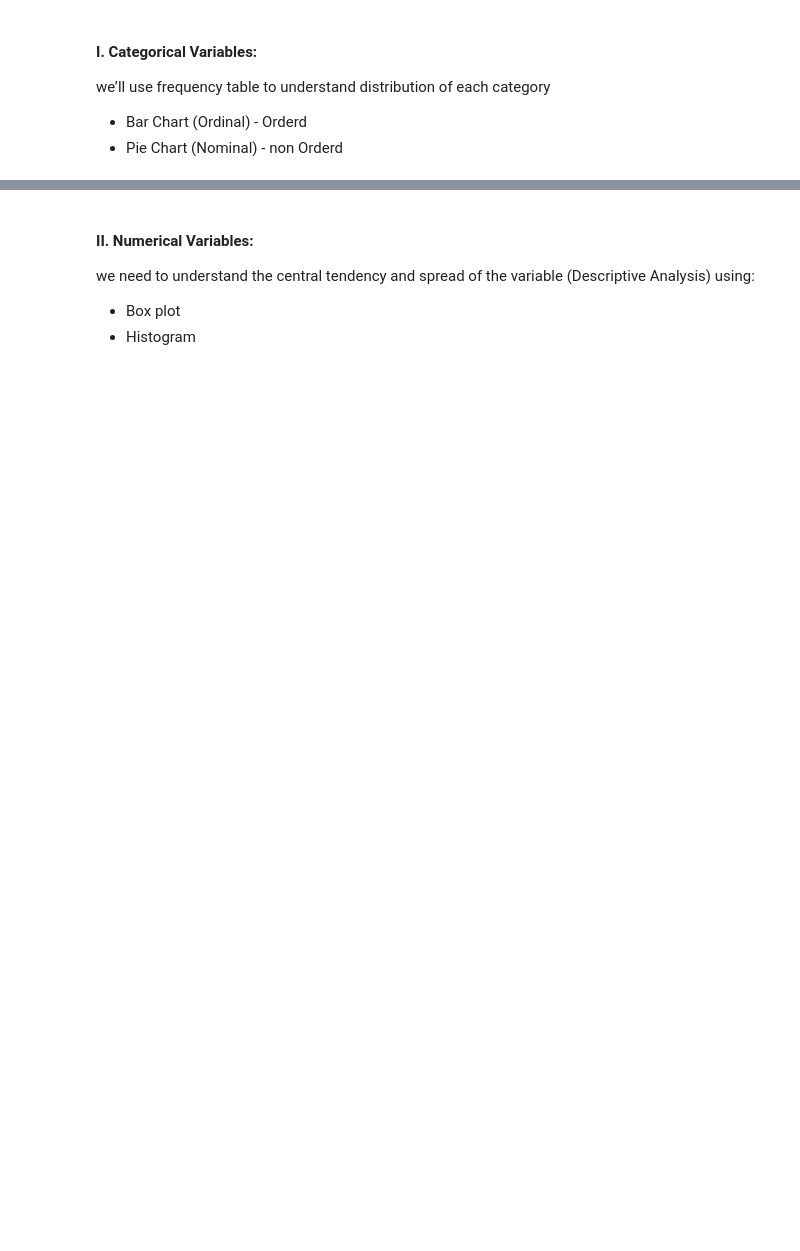
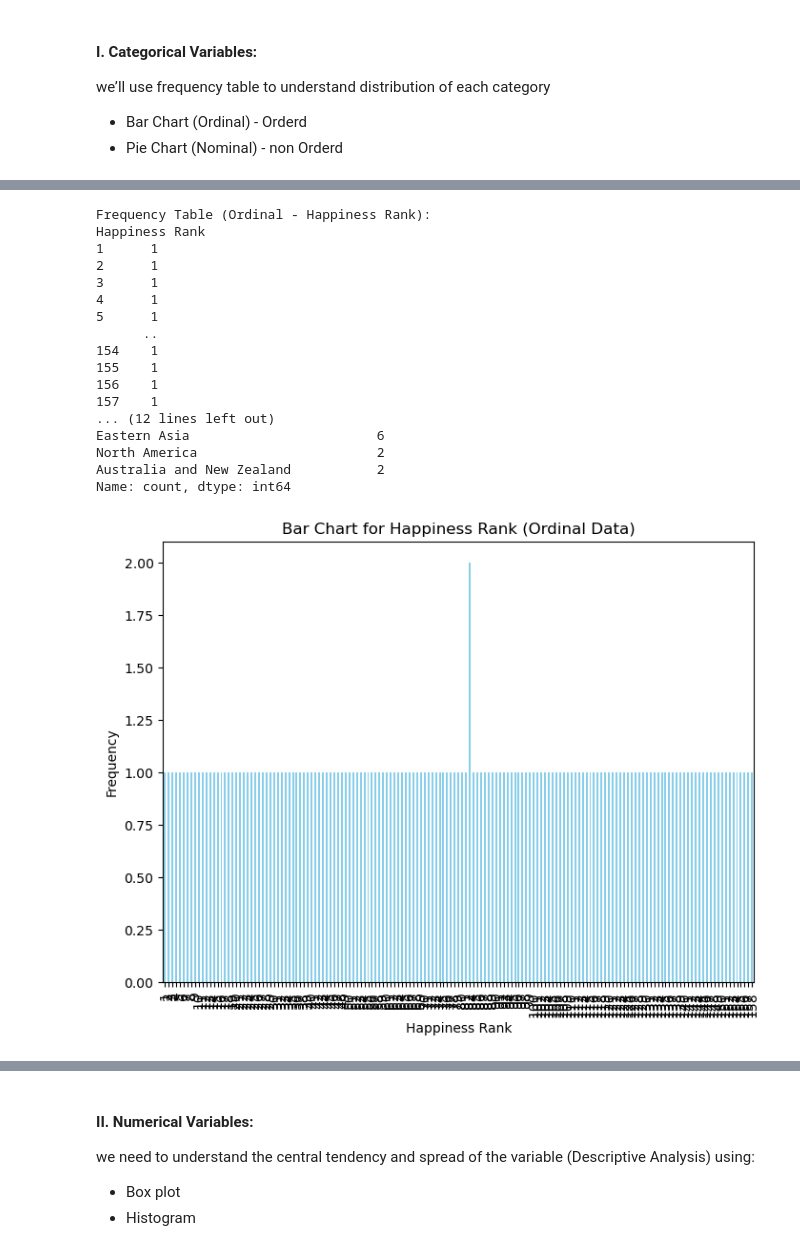
Before and after one commit to Ahmad-Fayez24/Usecase-2, a Jupyter notebook: EDA explain template.ipynb, the cells around one changed output, grey strips where cells are left out. Saved outputs shown, nothing was run; the diff lists cells and outputs as text; code cells hidden in the pictures; blank space fills up the shorter version.

```diff
--- a/EDA explain template.ipynb
+++ b/EDA explain template.ipynb
@@ -804,0 +884,44 @@ we’ll use frequency table to understand distribution of each category
+# %%
+ordinal_freq = df_2015['Happiness Rank'].value_counts().sort_index()
+print(f"Frequency Table (Ordinal - Happiness Rank):\n{ordinal_freq}\n")
+
+# Frequency table for nominal data (Region)
+nominal_freq = df_2015['Region'].value_counts()
+print(f"Frequency Table (Nominal - Region):\n{nominal_freq}\n")
+
+### Step 2: Bar Chart for Ordinal Data
+
+# Bar chart for ordinal data (Happiness Rank)
+plt.figure(figsize=(8,6))
+ordinal_freq.plot(kind='bar', color='skyblue')
+plt.title("Bar Chart for Happiness Rank (Ordinal Data)")
+plt.xlabel("Happiness Rank")
+plt.ylabel("Frequency")
+plt.show()
+
+### Step 3: Pie Chart for Nominal Data
+
+# Pie chart for nominal data (Region)
+plt.figure(figsize=(8,6))
+plt.pie(nominal_freq, labels=nominal_freq.index, autopct='%1.1f%%', startangle=140, colors=['lightcoral', 'lightskyblue'])
+plt.title("Pie Chart for Region (Nominal Data)")
+plt.show()
+# %% [output]
+Frequency Table (Ordinal - Happiness Rank):
+Happiness Rank
+1      1
+2      1
+3      1
+4      1
+5      1
+      ..
+154    1
+155    1
+156    1
+157    1
+... (12 lines left out)
+Eastern Asia                        6
+North America                       2
+Australia and New Zealand           2
+Name: count, dtype: int64
+[figure, added]
```
Also changed, not shown: parts of 9 cells of this notebook.
